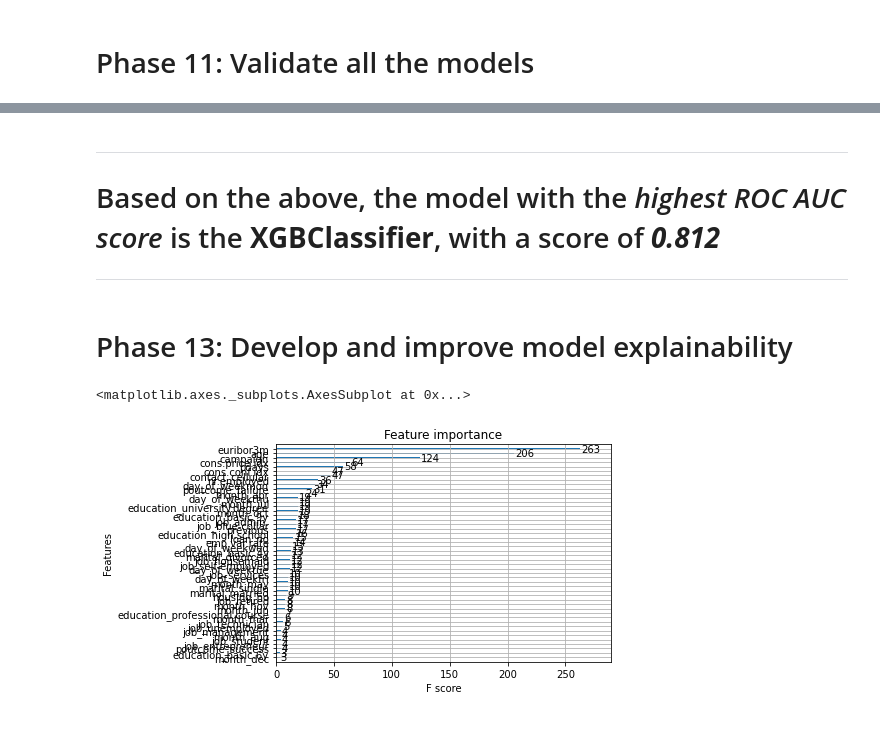
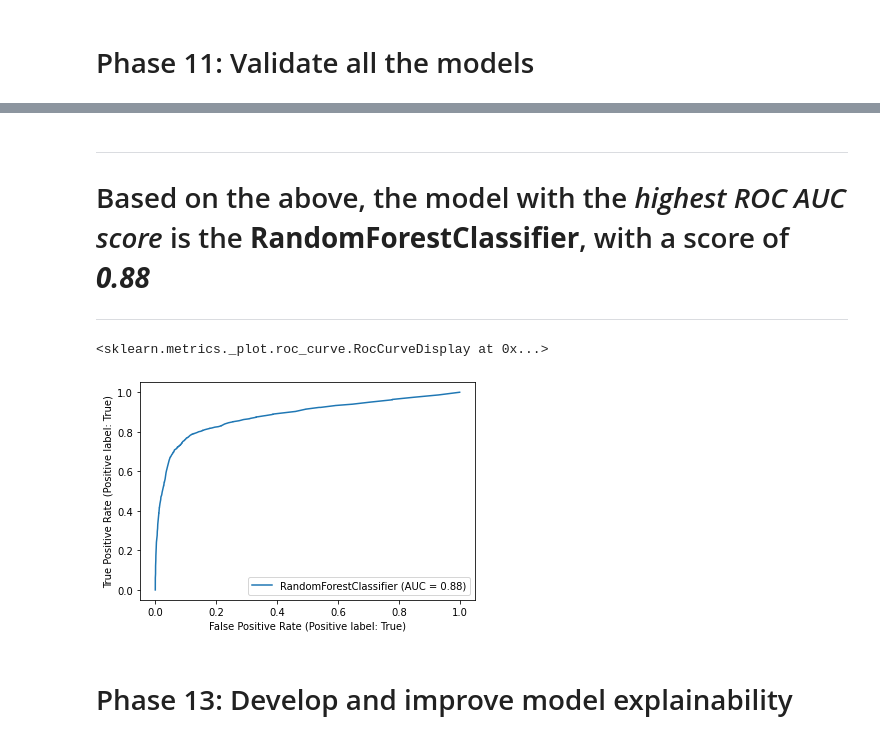
Before and after one commit to hdushan/optus_u_ai_ml_assignment, a Jupyter notebook: assignment.ipynb, the cells around one changed output, grey strips where cells are left out. Drawn from its saved outputs; the diff is of its cells as text; code cells hidden in the pictures.

```diff
--- a/assignment.ipynb
+++ b/assignment.ipynb
@@ -897,13 +910,13 @@ for i in classifiers:
 
 
 ---
-# Based on the above, the model with the *highest ROC AUC score* is the **XGBClassifier**, with a score of ***0.812***
+# Based on the above, the model with the *highest ROC AUC score* is the **RandomForestClassifier**, with a score of ***0.88***
 ---
+# %%
+# Show ROC curve for this model
+metrics.plot_roc_curve(hrRFC, X_test, y_test, ax=plt.gca())
+# %% [output]
+<sklearn.metrics._plot.roc_curve.RocCurveDisplay at 0x...>
+[figure, added]
 # %% [markdown]
 # Phase 13: Develop and improve model explainability
-# %%
-# Plot the feature importance for the XGB classifier
-xgb.plot_importance(hrXGB)
-# %% [output]
-<matplotlib.axes._subplots.AxesSubplot at 0x...>
-[figure, removed]
```
Also changed, not shown: parts of 14 cells of this notebook.
